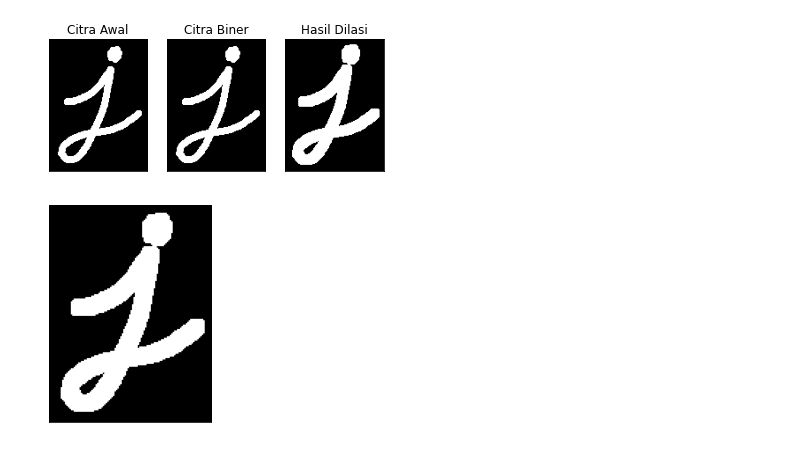
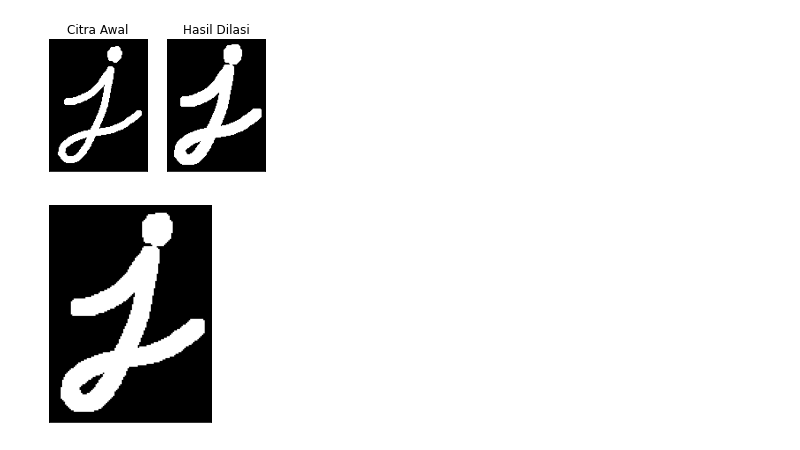
Before and after one commit to pazcalll/PCVK_Genap_2021, a Jupyter notebook: week9.ipynb, the cells around one changed output. Saved outputs shown, nothing was run; the diff lists cells and outputs as text; code cells hidden in the pictures.

```diff
--- a/week9.ipynb
+++ b/week9.ipynb
@@ -17,12 +18,10 @@ dilasi = cv2.dilate(thresh,kernel,iterations = 1)
 # %%
 # number 5
 plt.subplot(131),plt.imshow(img,cmap = 'gray')
 plt.title('Citra Awal'), plt.xticks([]), plt.yticks([])
-plt.subplot(132),plt.imshow(thresh,cmap = 'gray')
-plt.title('Citra Biner'), plt.xticks([]), plt.yticks([])
-plt.subplot(133),plt.imshow(dilasi,cmap = 'gray')
+plt.subplot(132),plt.imshow(dilasi,cmap = 'gray')
 plt.title('Hasil Dilasi'), plt.xticks([]), plt.yticks([])
 plt.show()
 # %% [output]
-[figure, old version]
+[figure, new version]
 # %%
```
Also changed, not shown: parts of 12 cells of this notebook.
